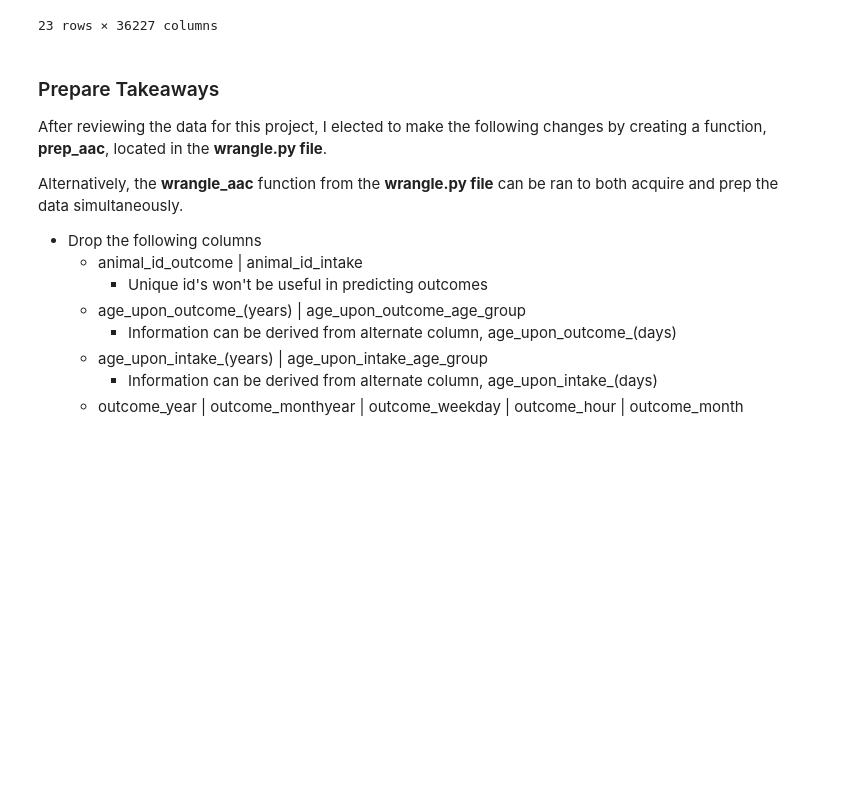
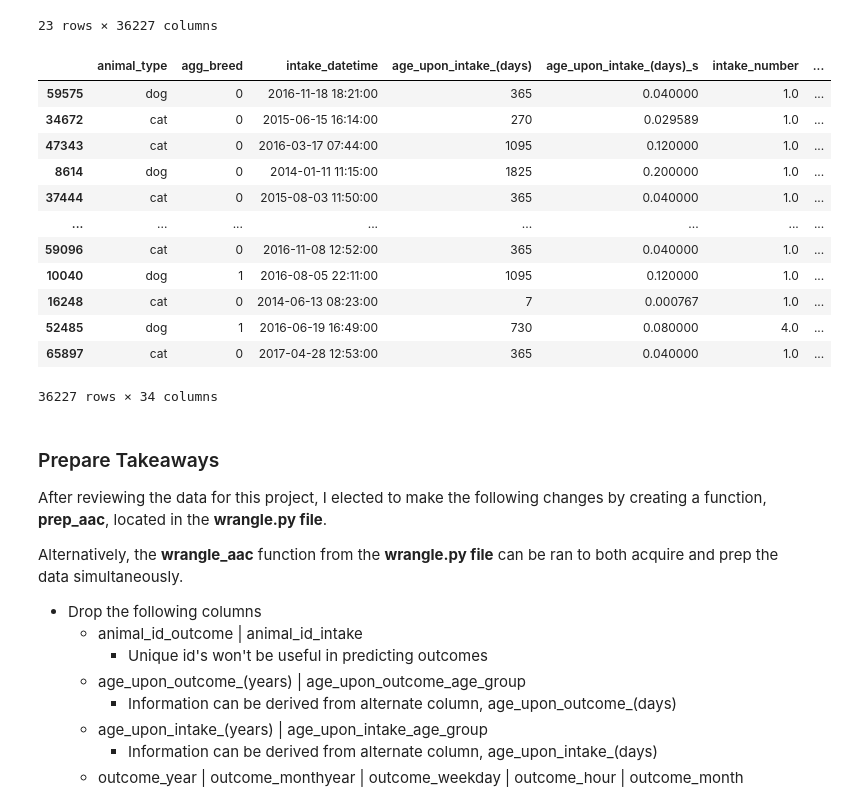
Before and after one commit to SamuelD-Data/aac_outcomes_project, a Jupyter notebook: continued_work/aac_project_notebook.ipynb, the cells around one changed output. Saved outputs shown, nothing was run; the diff lists cells and outputs as text; code cells hidden in the pictures; blank space fills up the shorter version.

Commit message:
added code to make dummy columns and lowercase all col names

```diff
--- a/continued_work/aac_project_notebook.ipynb
+++ b/continued_work/aac_project_notebook.ipynb
@@ -123,6 +103,26 @@ train.transpose()
 | sterilized_income | 0 | 0 | 1 | 1 | 0 | 1 | 0 | 0 | 1 | 0 | ... | ... |
 | is_adopted | 1 | 0 | 0 | 1 | 0 | 1 | 0 | 1 | 0 | 1 | ... | ... |
 23 rows × 36227 columns
+# %%
+train = pd.get_dummies(data = train, columns=['intake_condition', 'intake_type'])
+# %%
+train.columns = train.columns.str.lower()
+
+train
+# %% [output]
+|  | animal_type | agg_breed | intake_datetime | age_upon_intake_(days) | age_upon_intake_(days)_s | intake_number | ... |
+| 59575 | dog | 0 | 2016-11-18 18:21:00 | 365 | 0.040000 | 1.0 | ... |
+| 34672 | cat | 0 | 2015-06-15 16:14:00 | 270 | 0.029589 | 1.0 | ... |
+| 47343 | cat | 0 | 2016-03-17 07:44:00 | 1095 | 0.120000 | 1.0 | ... |
+| 8614 | dog | 0 | 2014-01-11 11:15:00 | 1825 | 0.200000 | 1.0 | ... |
+| 37444 | cat | 0 | 2015-08-03 11:50:00 | 365 | 0.040000 | 1.0 | ... |
+| ... | ... | ... | ... | ... | ... | ... | ... |
+| 59096 | cat | 0 | 2016-11-08 12:52:00 | 365 | 0.040000 | 1.0 | ... |
+| 10040 | dog | 1 | 2016-08-05 22:11:00 | 1095 | 0.120000 | 1.0 | ... |
+| 16248 | cat | 0 | 2014-06-13 08:23:00 | 7 | 0.000767 | 1.0 | ... |
+| 52485 | dog | 1 | 2016-06-19 16:49:00 | 730 | 0.080000 | 4.0 | ... |
+| 65897 | cat | 0 | 2017-04-28 12:53:00 | 365 | 0.040000 | 1.0 | ... |
+36227 rows × 34 columns
 # %% [markdown]
 ### Prepare Takeaways
 After reviewing the data for this project, I elected to make the following changes by creating a function, __prep_aac__, located in the __wrangle.py file__.
```
Also changed, not shown: parts of 1 cell of this notebook.
